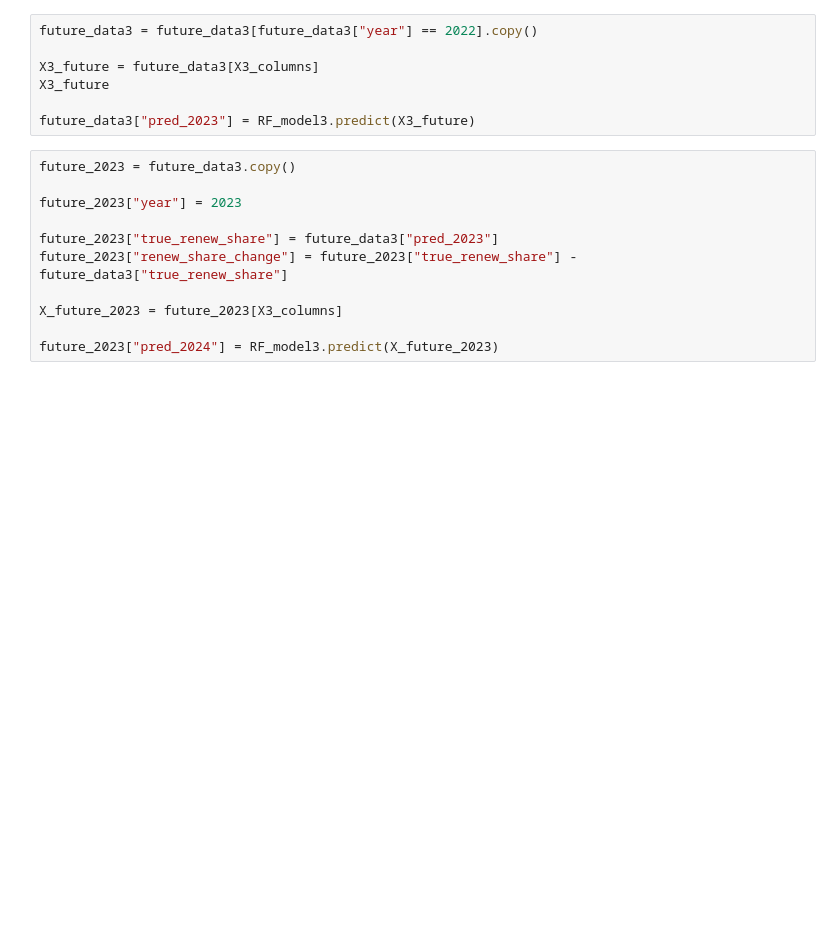
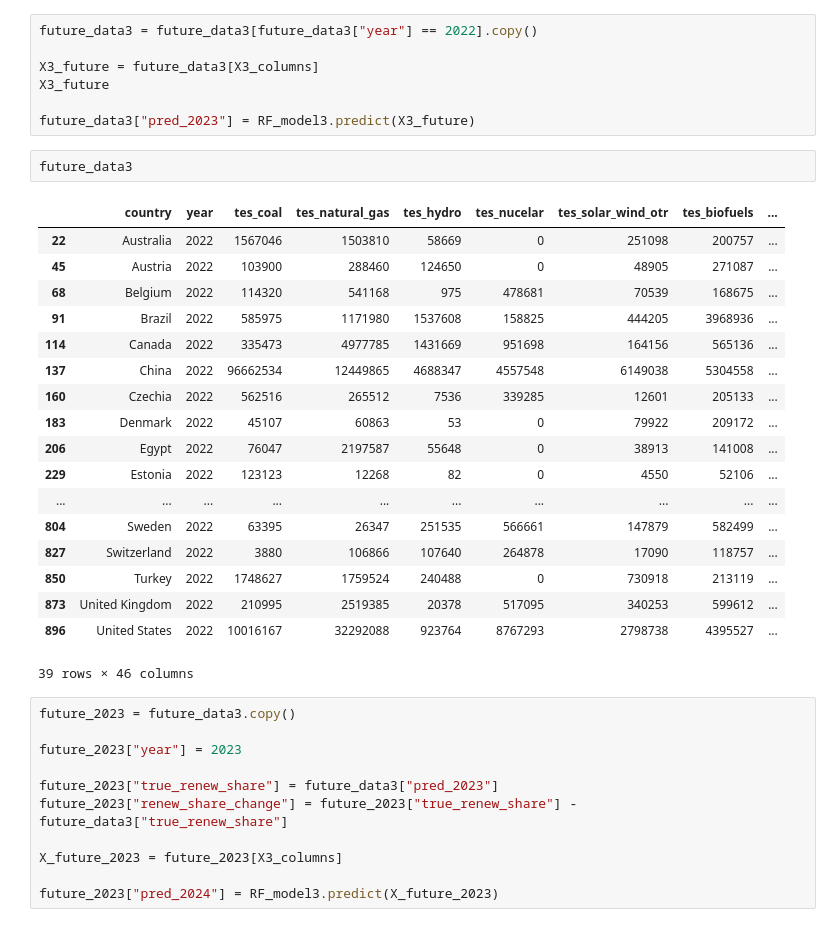
Before and after one commit to nikbeltz2/future-green-countries-ml-, a Jupyter notebook: notebooks/renewable_share_forecast.ipynb, the cells around one changed output. Drawn from its saved outputs; the diff is of its cells as text; blank space fills up the shorter version.

```diff
--- a/notebooks/renewable_share_forecast.ipynb
+++ b/notebooks/renewable_share_forecast.ipynb
@@ -221,6 +221,27 @@ X3_future = future_data3[X3_columns]
 X3_future
 
 future_data3["pred_2023"] = RF_model3.predict(X3_future)
+# %%
+future_data3
+# %% [output]
+|  | country | year | tes_coal | tes_natural_gas | tes_hydro | tes_nucelar | tes_solar_wind_otr | tes_biofuels | ... |
+| 22 | Australia | 2022 | 1567046 | 1503810 | 58669 | 0 | 251098 | 200757 | ... |
+| 45 | Austria | 2022 | 103900 | 288460 | 124650 | 0 | 48905 | 271087 | ... |
+| 68 | Belgium | 2022 | 114320 | 541168 | 975 | 478681 | 70539 | 168675 | ... |
+| 91 | Brazil | 2022 | 585975 | 1171980 | 1537608 | 158825 | 444205 | 3968936 | ... |
+| 114 | Canada | 2022 | 335473 | 4977785 | 1431669 | 951698 | 164156 | 565136 | ... |
+| 137 | China | 2022 | 96662534 | 12449865 | 4688347 | 4557548 | 6149038 | 5304558 | ... |
+| 160 | Czechia | 2022 | 562516 | 265512 | 7536 | 339285 | 12601 | 205133 | ... |
+| 183 | Denmark | 2022 | 45107 | 60863 | 53 | 0 | 79922 | 209172 | ... |
+| 206 | Egypt | 2022 | 76047 | 2197587 | 55648 | 0 | 38913 | 141008 | ... |
+| 229 | Estonia | 2022 | 123123 | 12268 | 82 | 0 | 4550 | 52106 | ... |
+| ... | ... | ... | ... | ... | ... | ... | ... | ... | ... |
+| 804 | Sweden | 2022 | 63395 | 26347 | 251535 | 566661 | 147879 | 582499 | ... |
+| 827 | Switzerland | 2022 | 3880 | 106866 | 107640 | 264878 | 17090 | 118757 | ... |
+| 850 | Turkey | 2022 | 1748627 | 1759524 | 240488 | 0 | 730918 | 213119 | ... |
+| 873 | United Kingdom | 2022 | 210995 | 2519385 | 20378 | 517095 | 340253 | 599612 | ... |
+| 896 | United States | 2022 | 10016167 | 32292088 | 923764 | 8767293 | 2798738 | 4395527 | ... |
+39 rows × 46 columns
 # %%
 future_2023 = future_data3.copy()
 
```
Also changed, not shown: parts of 23 cells of this notebook.
